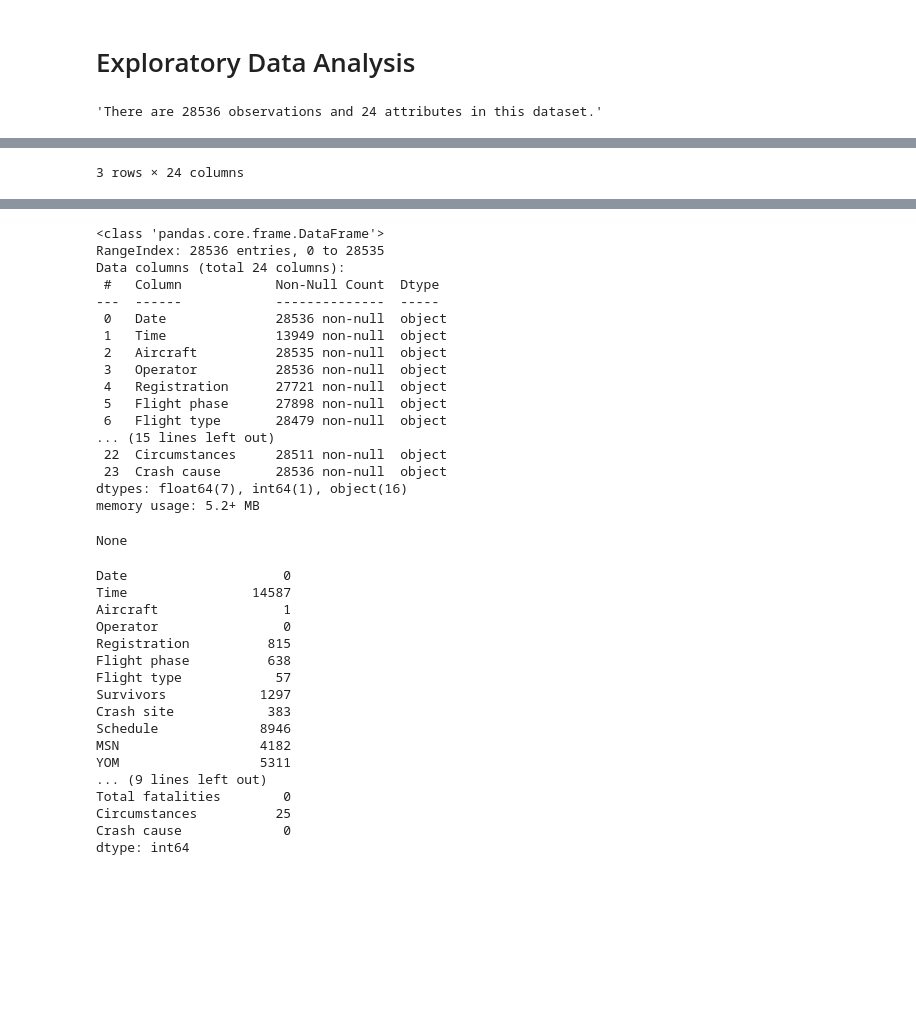
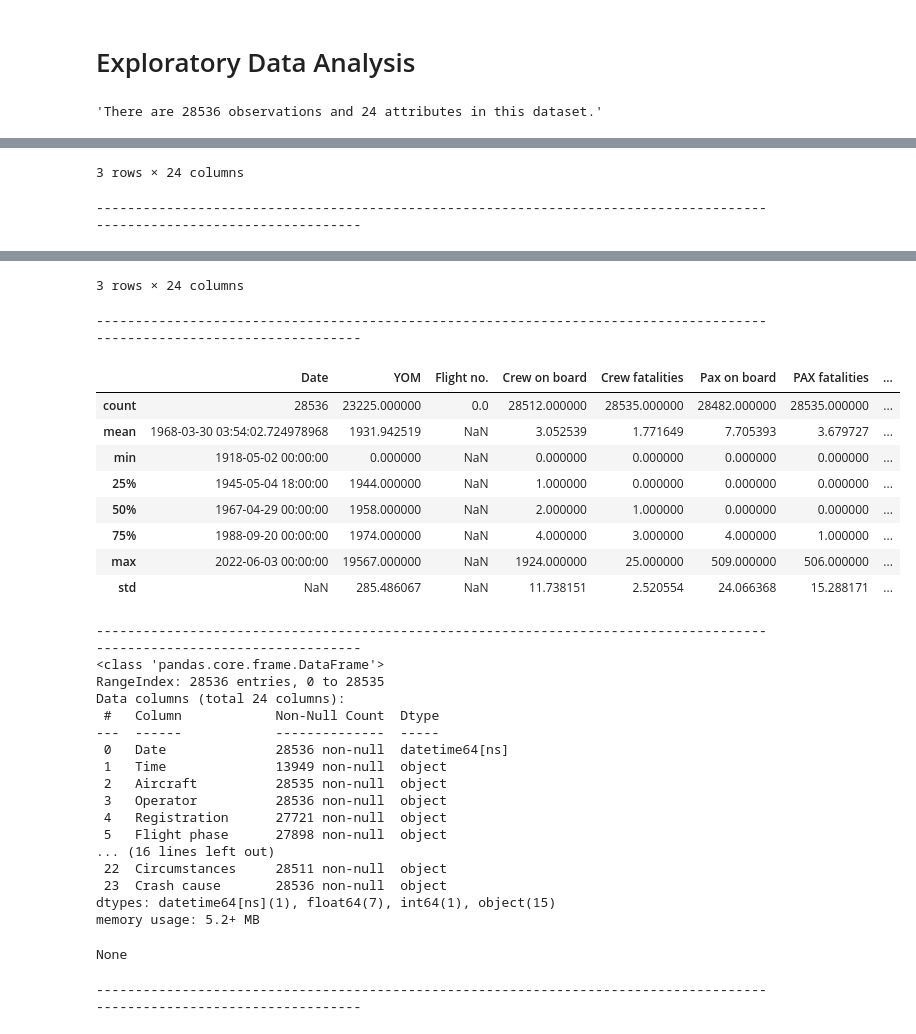
Before and after one commit to heitorgaf/Machine-Learning-for-Business, a Jupyter notebook: MLBus_HDipData_CA1.ipynb, the cells around one changed output, grey strips where cells are left out. Saved outputs shown, nothing was run; the diff lists cells and outputs as text; code cells hidden in the pictures; blank space fills up the shorter version.

```diff
--- a/MLBus_HDipData_CA1.ipynb
+++ b/MLBus_HDipData_CA1.ipynb
@@ -43,13 +47,21 @@ import seaborn as sns
 # %%
-df = pd.read_csv('../../data/Plane_Crashes.csv')
+df = pd.read_csv('../../data/Plane Crashes.csv')
+# %%
+# To convert date to datetime
+df['Date'] = pd.to_datetime(df['Date'])
 # %%
 def glimpse(df):
     display(f'There are {df.shape[0]} observations and {df.shape[1]} attributes in this dataset.')
+    print("-" * 120)
     display(df.head(3))
+    print("-" * 120)
     display(df.tail(3))
+    print("-" * 120)
     display(df.describe())
+    print("-" * 120)
     display(df.info())
-    display(df.isnull().sum())
+    print("-" * 120)
+    display(df.isnull().sum().sort_values(ascending=False))
 
 glimpse(df)
 # %% [output]
@@ -62,5 +74,6 @@ glimpse(df)
+3 rows × 24 columns
+------------------------------------------------------------------------------------------------------------------------
 |  | Date | Time | Aircraft | Operator | Registration | Flight phase | Flight type | Survivors | Crash site | ... |
 | 28533 | 2022-05-24 | 15H 40M 0S | De Havilland DHC-3 Otter | Yakutat Coastal Airlines | N703TH | Landing (descent or approach) | Charter/Taxi (Non Scheduled Reven... | Yes | Airport (less than 10 km from air... | ... |
 | 28534 | 2022-05-29 | 10H 7M 0S | De Havilland DHC-6 Twin Otter | Tara Air | 9N-AET | Flight | Scheduled Revenue Flight | No | Mountains | ... |
 | 28535 | 2022-06-03 | 13H 46M 0S | Cessna 208B Grand Caravan | GoJump Oceanside | N7581F | Landing (descent or approach) | Skydiving / Paratroopers | Yes | Airport (less than 10 km from air... | ... |
-3 rows × 24 columns
@@ -76,35 +80,30 @@ glimpse(df)
-<class 'pandas.core.frame.DataFrame'>
-RangeIndex: 28536 entries, 0 to 28535
-Data columns (total 24 columns):
- #   Column            Non-Null Count  Dtype
----  ------            --------------  -----
- 0   Date              28536 non-null  object
- 1   Time              13949 non-null  object
- 2   Aircraft          28535 non-null  object
- 3   Operator          28536 non-null  object
- 4   Registration      27721 non-null  object
- 5   Flight phase      27898 non-null  object
- 6   Flight type       28479 non-null  object
-... (15 lines left out)
- 22  Circumstances     28511 non-null  object
- 23  Crash cause       28536 non-null  object
-dtypes: float64(7), int64(1), object(16)
-memory usage: 5.2+ MB
-None
+3 rows × 24 columns
-Date                    0
-Time                14587
-Aircraft                1
-Operator                0
-Registration          815
-Flight phase          638
-Flight type            57
-Survivors            1297
-Crash site            383
-Schedule             8946
-MSN                  4182
-YOM                  5311
-... (9 lines left out)
-Total fatalities        0
-Circumstances          25
-Crash cause             0
-dtype: int64
+------------------------------------------------------------------------------------------------------------------------
+|  | Date | YOM | Flight no. | Crew on board | Crew fatalities | Pax on board | PAX fatalities | ... |
+| count | 28536 | 23225.000000 | 0.0 | 28512.000000 | 28535.000000 | 28482.000000 | 28535.000000 | ... |
+| mean | 1968-03-30 03:54:02.724978968 | 1931.942519 | NaN | 3.052539 | 1.771649 | 7.705393 | 3.679727 | ... |
+| min | 1918-05-02 00:00:00 | 0.000000 | NaN | 0.000000 | 0.000000 | 0.000000 | 0.000000 | ... |
+| 25% | 1945-05-04 18:00:00 | 1944.000000 | NaN | 1.000000 | 0.000000 | 0.000000 | 0.000000 | ... |
+| 50% | 1967-04-29 00:00:00 | 1958.000000 | NaN | 2.000000 | 1.000000 | 0.000000 | 0.000000 | ... |
+| 75% | 1988-09-20 00:00:00 | 1974.000000 | NaN | 4.000000 | 3.000000 | 4.000000 | 1.000000 | ... |
+| max | 2022-06-03 00:00:00 | 19567.000000 | NaN | 1924.000000 | 25.000000 | 509.000000 | 506.000000 | ... |
+| std | NaN | 285.486067 | NaN | 11.738151 | 2.520554 | 24.066368 | 15.288171 | ... |
+------------------------------------------------------------------------------------------------------------------------
+<class 'pandas.core.frame.DataFrame'>
+RangeIndex: 28536 entries, 0 to 28535
+Data columns (total 24 columns):
+ #   Column            Non-Null Count  Dtype
+---  ------            --------------  -----
+ 0   Date              28536 non-null  datetime64[ns]
+ 1   Time              13949 non-null  object
+ 2   Aircraft          28535 non-null  object
+ 3   Operator          28536 non-null  object
+ 4   Registration      27721 non-null  object
+ 5   Flight phase      27898 non-null  object
+... (16 lines left out)
+ 22  Circumstances     28511 non-null  object
+ 23  Crash cause       28536 non-null  object
+dtypes: datetime64[ns](1), float64(7), int64(1), object(15)
+memory usage: 5.2+ MB
+None
+------------------------------------------------------------------------------------------------------------------------
```
Also changed, not shown: parts of 19 cells of this notebook.
